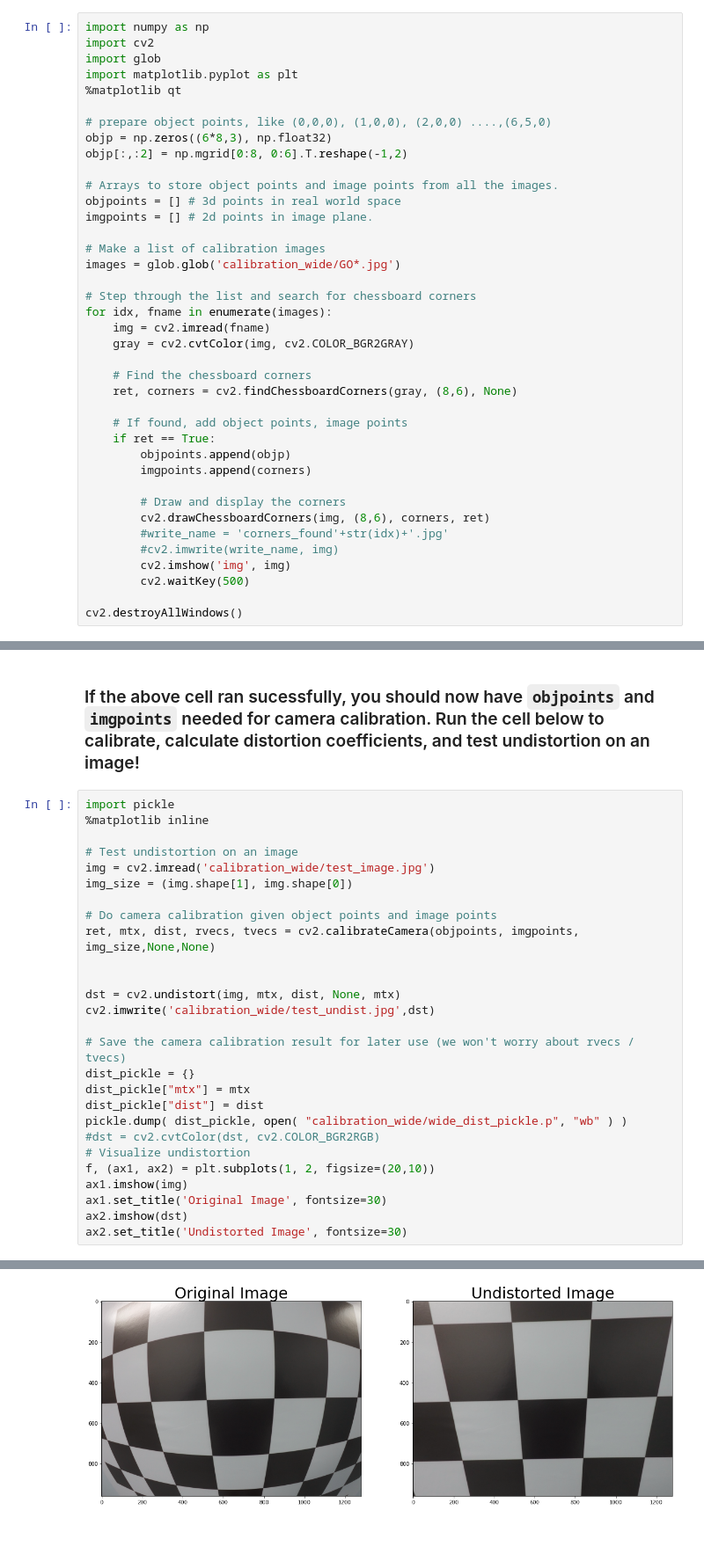
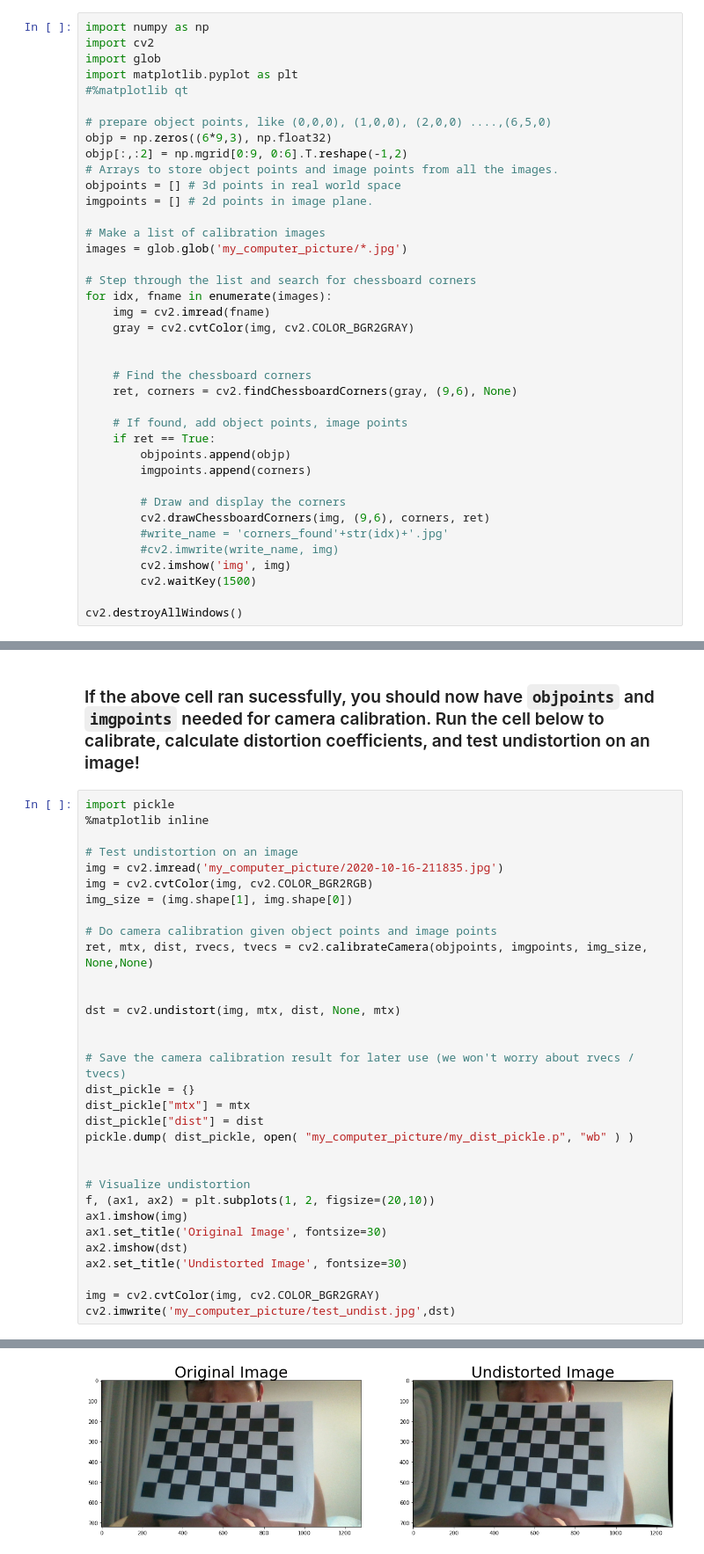
Before and after one commit to SungwookLE/udacity_camera_calibration_practice, a Jupyter notebook: camera_calibration.ipynb, the cells around one changed output, grey strips where cells are left out. Shown at 88% size. Cells and saved outputs as stored; diff of their text form.

```diff
--- a/camera_calibration.ipynb
+++ b/camera_calibration.ipynb
@@ -11,26 +11,26 @@ import numpy as np
 import cv2
 import glob
 import matplotlib.pyplot as plt
-%matplotlib qt
+#%matplotlib qt
 
 # prepare object points, like (0,0,0), (1,0,0), (2,0,0) ....,(6,5,0)
-objp = np.zeros((6*8,3), np.float32)
-objp[:,:2] = np.mgrid[0:8, 0:6].T.reshape(-1,2)
-
+objp = np.zeros((6*9,3), np.float32)
+objp[:,:2] = np.mgrid[0:9, 0:6].T.reshape(-1,2)
 # Arrays to store object points and image points from all the images.
 objpoints = [] # 3d points in real world space
 imgpoints = [] # 2d points in image plane.
 
 # Make a list of calibration images
-images = glob.glob('calibration_wide/GO*.jpg')
+images = glob.glob('my_computer_picture/*.jpg')
 
 # Step through the list and search for chessboard corners
 for idx, fname in enumerate(images):
     img = cv2.imread(fname)
     gray = cv2.cvtColor(img, cv2.COLOR_BGR2GRAY)
 
+
     # Find the chessboard corners
-    ret, corners = cv2.findChessboardCorners(gray, (8,6), None)
+    ret, corners = cv2.findChessboardCorners(gray, (9,6), None)
 
     # If found, add object points, image points
     if ret == True:
@@ -38,10 +38,10 @@ for idx, fname in enumerate(images):
         imgpoints.append(corners)
 
         # Draw and display the corners
-        cv2.drawChessboardCorners(img, (8,6), corners, ret)
+        cv2.drawChessboardCorners(img, (9,6), corners, ret)
         #write_name = 'corners_found'+str(idx)+'.jpg'
         #cv2.imwrite(write_name, img)
         cv2.imshow('img', img)
-        cv2.waitKey(500)
+        cv2.waitKey(1500)
 
 cv2.destroyAllWindows()
@@ -54,26 +52,31 @@ import pickle
 %matplotlib inline
 
 # Test undistortion on an image
-img = cv2.imread('calibration_wide/test_image.jpg')
+img = cv2.imread('my_computer_picture/2020-10-16-211835.jpg')
+img = cv2.cvtColor(img, cv2.COLOR_BGR2RGB)
 img_size = (img.shape[1], img.shape[0])
 
 # Do camera calibration given object points and image points
-ret, mtx, dist, rvecs, tvecs = cv2.calibrateCamera(objpoints, imgpoints, img_size,None,None)
+ret, mtx, dist, rvecs, tvecs = cv2.calibrateCamera(objpoints, imgpoints, img_size, None,None)
 
 
 dst = cv2.undistort(img, mtx, dist, None, mtx)
-cv2.imwrite('calibration_wide/test_undist.jpg',dst)
+
 
 # Save the camera calibration result for later use (we won't worry about rvecs / tvecs)
 dist_pickle = {}
 dist_pickle["mtx"] = mtx
 dist_pickle["dist"] = dist
-pickle.dump( dist_pickle, open( "calibration_wide/wide_dist_pickle.p", "wb" ) )
-#dst = cv2.cvtColor(dst, cv2.COLOR_BGR2RGB)
+pickle.dump( dist_pickle, open( "my_computer_picture/my_dist_pickle.p", "wb" ) )
+
+
 # Visualize undistortion
 f, (ax1, ax2) = plt.subplots(1, 2, figsize=(20,10))
 ax1.imshow(img)
 ax1.set_title('Original Image', fontsize=30)
 ax2.imshow(dst)
 ax2.set_title('Undistorted Image', fontsize=30)
+
+img = cv2.cvtColor(img, cv2.COLOR_BGR2GRAY)
+cv2.imwrite('my_computer_picture/test_undist.jpg',dst)
 # %% [output]
@@ -81 +84 @@ Text(0.5, 1.0, 'Undistorted Image')
-[figure, old version]
+[figure, new version]
```
Also changed, not shown: parts of 2 cells of this notebook, 21 other files.
